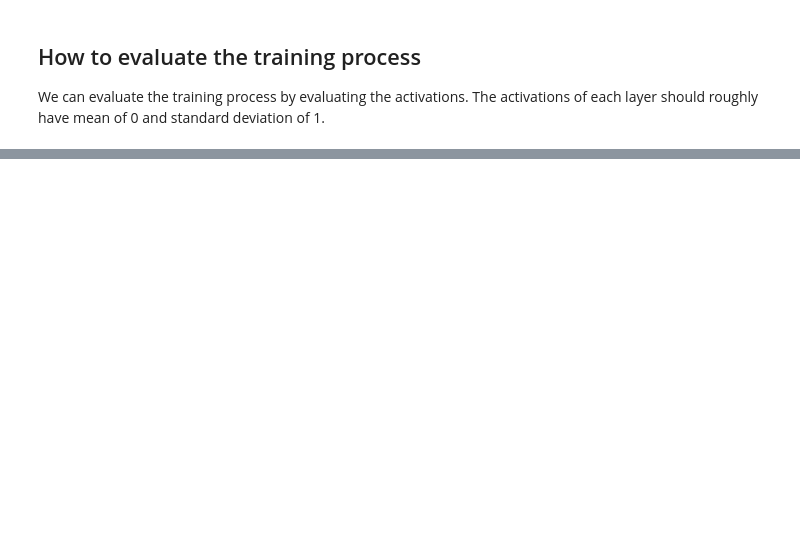
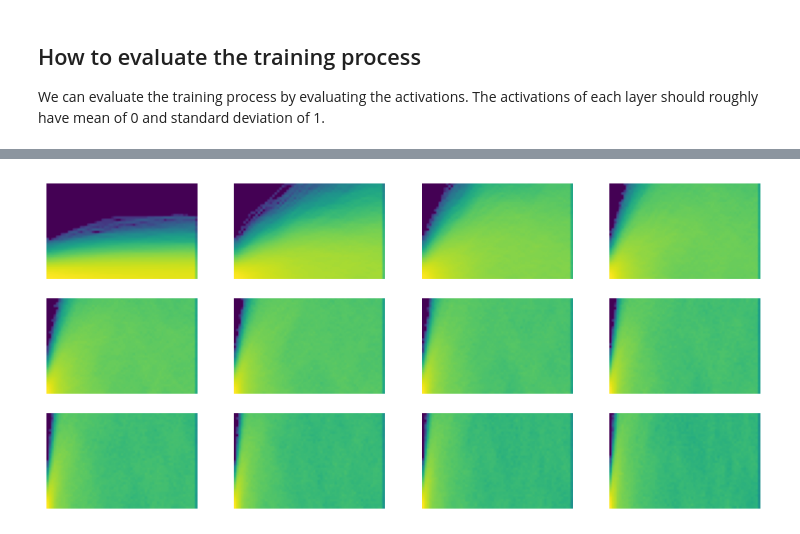
Before and after one commit to sanbaiw/fast-nanogpt, a Jupyter notebook: nbs/pt3-activition.ipynb, the cells around one changed output, grey strips where cells are left out. Saved outputs shown, nothing was run; the diff lists cells and outputs as text; code cells hidden in the pictures; blank space fills up the shorter version.

```diff
--- a/nbs/pt3-activition.ipynb
+++ b/nbs/pt3-activition.ipynb
@@ -198,0 +289,4 @@ plt.legend(range(4))
+# %%
+stats.color_dim()
+# %% [output]
+[figure, added]
```
Also changed, not shown: parts of 17 cells of this notebook, 2 other files.
